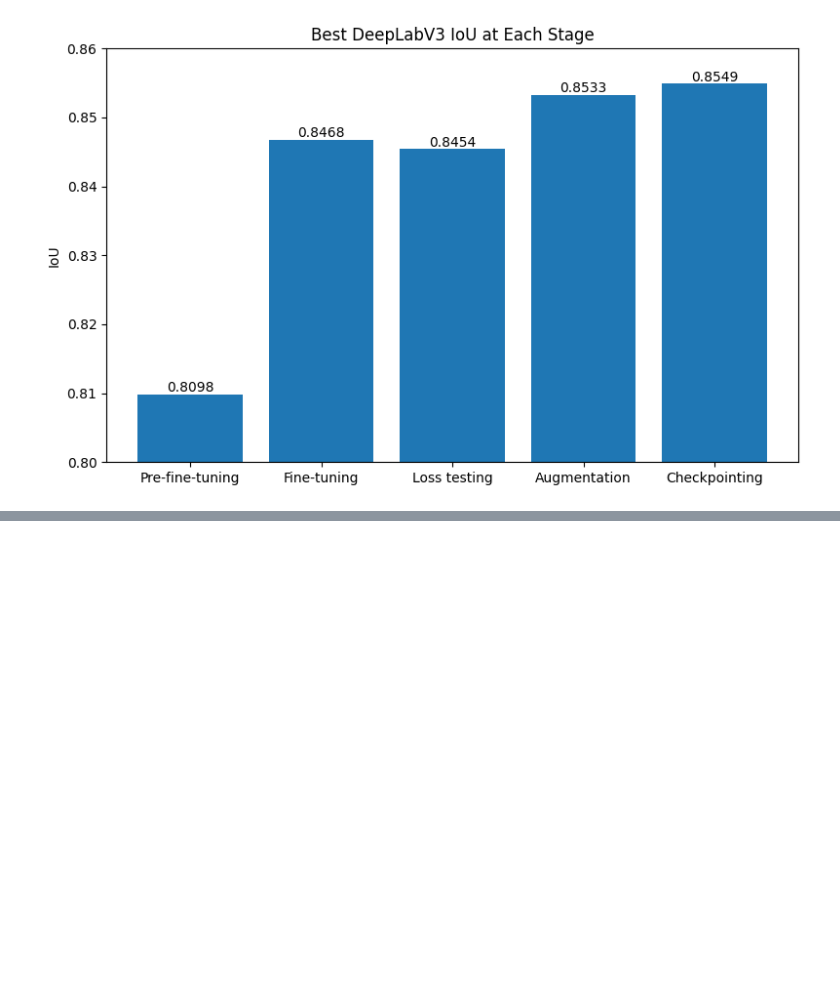
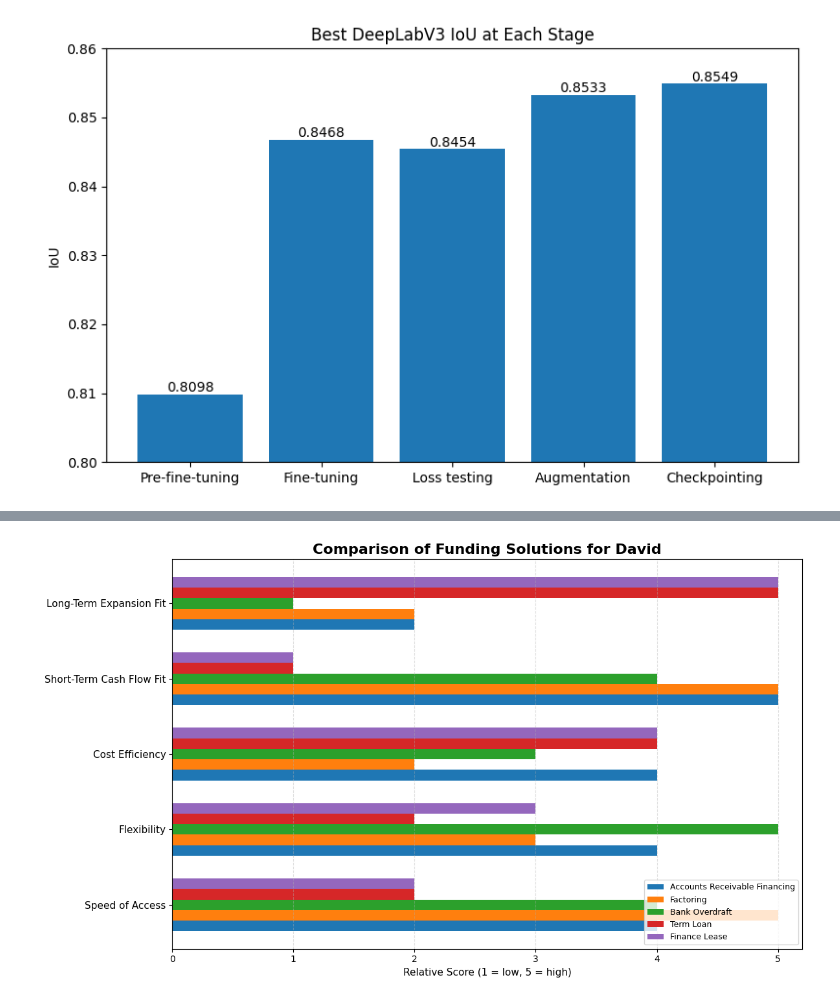
Before and after one commit to ChrisR32/graphs, a Jupyter notebook: graph.ipynb, the cells around one changed output, grey strips where cells are left out. Cells and saved outputs as stored; diff of their text form; code cells hidden in the pictures; blank space fills up the shorter version.

Commit message:
added a few financial type charts

```diff
--- a/graph.ipynb
+++ b/graph.ipynb
@@ -644,0 +777,72 @@ plt.show()
+# %%
+import matplotlib.pyplot as plt
+import numpy as np
+
+# ----------------------------
+# data
+# ----------------------------
+solutions = [
+    "Accounts Receivable Financing",
+    "Factoring",
+    "Bank Overdraft",
+    "Term Loan",
+    "Finance Lease"
+]
+
+criteria = [
+    "Speed of Access",
+    "Flexibility",
+    "Cost Efficiency",
+    "Short-Term Cash Flow Fit",
+    "Long-Term Expansion Fit"
+]
+
+# scores out of 5 based on your script logic
+scores = {
+    "Accounts Receivable Financing": [4, 4, 4, 5, 2],
+    "Factoring": [5, 3, 2, 5, 2],
+    "Bank Overdraft": [4, 5, 3, 4, 1],
+    "Term Loan": [2, 2, 4, 1, 5],
+    "Finance Lease": [2, 3, 4, 1, 5]
+}
+
+# ----------------------------
+# plotting setup
+# ----------------------------
+y = np.arange(len(criteria))
+bar_height = 0.14
+
+fig, ax = plt.subplots(figsize=(12, 7))
+
+offsets = np.linspace(-2, 2, len(solutions)) * bar_height
+
+for i, solution in enumerate(solutions):
+    ax.barh(
+        y + offsets[i],
+        scores[solution],
+        height=bar_height,
+        label=solution
+    )
+
+# ----------------------------
+# formatting
+# ----------------------------
+ax.set_yticks(y)
+ax.set_yticklabels(criteria, fontsize=11)
+ax.set_xlim(0, 5.2)
+ax.set_xlabel("Relative Score (1 = low, 5 = high)", fontsize=11)
+ax.set_title("Comparison of Funding Solutions for David", fontsize=16, fontweight="bold")
+
+ax.legend(
+    loc="lower right",
+    fontsize=9,
+    frameon=True
+)
+
+ax.grid(axis="x", linestyle="--", alpha=0.4)
+
+plt.tight_layout()
+plt.savefig("david_solution_comparison_chart.png", dpi=300, bbox_inches="tight")
+plt.show()
+# %% [output]
+[figure, added]
```
Also changed, not shown: parts of 11 cells of this notebook, 1 other file.
